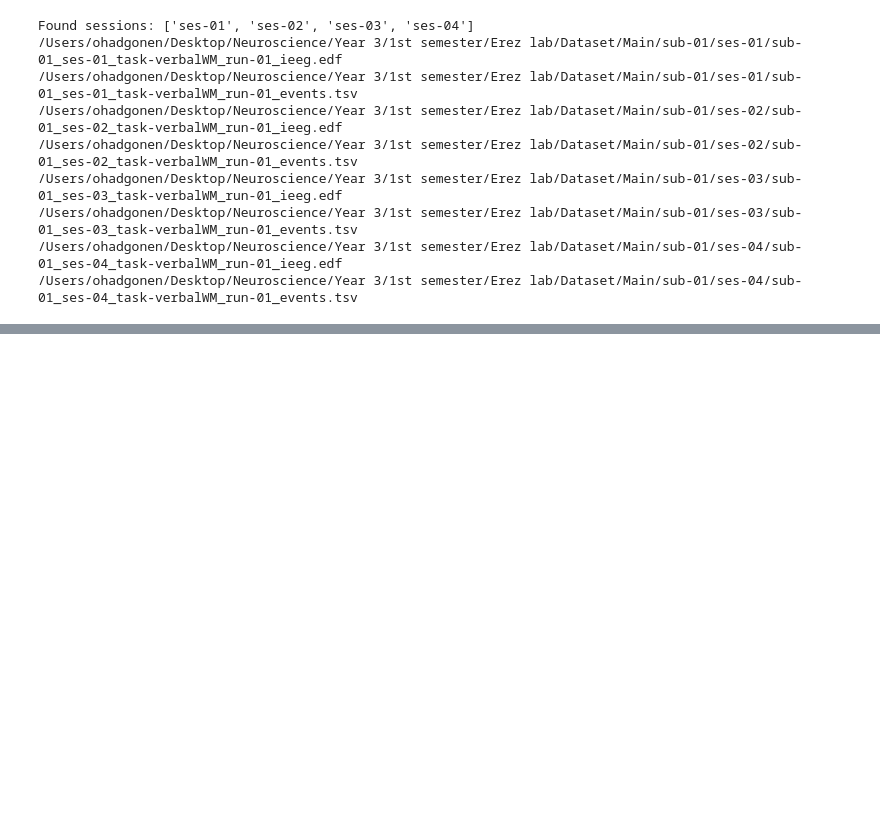
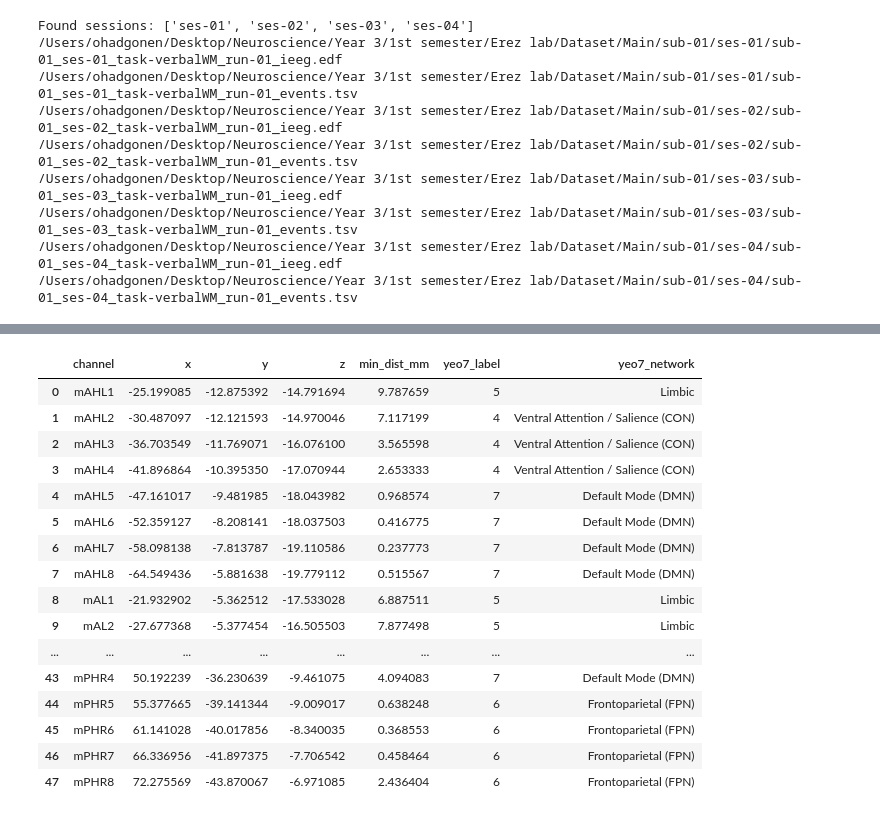
Before and after one commit to ohadgonen/plv-analysis, a Jupyter notebook: PLV/plv.ipynb, the cells around one changed output, grey strips where cells are left out. Cells and saved outputs as stored; diff of their text form; code cells hidden in the pictures; blank space fills up the shorter version.

```diff
--- a/PLV/plv.ipynb
+++ b/PLV/plv.ipynb
@@ -239,0 +278,15 @@ print(np.max(np.abs(plv_hard - plv_hard.T)))
+# %%
+from nilearn.datasets import fetch_atlas_yeo_2011
+
+# fetch Yeo 2011 atlas (7 networks), using HTTPS URL
+yeo = fetch_atlas_yeo_2011(
+    n_networks=7,
+    thickness="thick",  # thick mask is usually better for electrode mapping
+    url="https://ftp.nmr.mgh.harvard.edu/pub/data/Yeo_JNeurophysiol11_MNI152.zip",
+    resume=True,
+    verbose=1,
+)
+
+print(yeo.keys())
+atlas_path = yeo["maps"]
+print("atlas_path:", atlas_path)
@@ -239,0 +403,51 @@ print(np.max(np.abs(plv_hard - plv_hard.T)))
+# %%
+import numpy as np
+import pandas as pd
+
+# Load electrodes TSV (BIDS electrodes.tsv)
+tsv_path = "/Users/ohadgonen/Desktop/Neuroscience/Year 3/1st semester/Erez lab/Dataset/Main/sub-01/sub-01_ses-01_task-verbalWM_run-01_electrodes.tsv"
+elec = pd.read_csv(tsv_path, sep="\t")
+
+# Identify name + coordinate columns
+name_col = "name" if "name" in elec.columns else "channel"  # fallback
+x_col, y_col, z_col = "x", "y", "z"
+
+assert name_col in elec.columns, f"Couldn't find electrode name column. Have: {elec.columns}"
+assert all(c in elec.columns for c in [x_col, y_col, z_col]), f"Need x,y,z columns. Have: {elec.columns}"
+
+# Clean names for matching
+def _clean(s: str) -> str:
+    return str(s).strip()
+
+elec[name_col] = elec[name_col].map(_clean)
+
+raw_names = [_clean(ch) for ch in raw.ch_names]
+
+# Create lookup table by name
+elec_idx = elec.set_index(name_col)
+
+# Make sure every raw channel exists in TSV (or show what's missing)
+missing = [ch for ch in raw_names if ch not in elec_idx.index]
+if missing:
+    print("Channels in raw missing from TSV (first 20):", missing[:20])
+    raise ValueError(
+        f"{len(missing)} channels from raw.ch_names were not found in electrodes.tsv. "
+        "Usually this is a naming mismatch (prefix/suffix/case)."
+    )
+
+# Build mni_xyz_mm in  raw order
+mni_xyz_mm = elec_idx.loc[raw_names, [x_col, y_col, z_col]].to_numpy(dtype=float)
+
+# Map to Yeo networks
+df_map = map_electrodes_to_yeo7(
+    chan_names=raw.ch_names,
+    mni_xyz_mm=mni_xyz_mm,
+    atlas_nii_path=atlas_path,
+    range_mm=10.0,
+)
+
+
+chan_to_net = dict(zip(df_map["channel"], df_map["yeo7_network"]))
+
+df_map
+# %% [output]
@@ -239,0 +471,17 @@ print(np.max(np.abs(plv_hard - plv_hard.T)))
+|  | channel | x | y | z | min_dist_mm | yeo7_label | yeo7_network |
+| 0 | mAHL1 | -25.199085 | -12.875392 | -14.791694 | 9.787659 | 5 | Limbic |
+| 1 | mAHL2 | -30.487097 | -12.121593 | -14.970046 | 7.117199 | 4 | Ventral Attention / Salience (CON) |
+| 2 | mAHL3 | -36.703549 | -11.769071 | -16.076100 | 3.565598 | 4 | Ventral Attention / Salience (CON) |
+| 3 | mAHL4 | -41.896864 | -10.395350 | -17.070944 | 2.653333 | 4 | Ventral Attention / Salience (CON) |
+| 4 | mAHL5 | -47.161017 | -9.481985 | -18.043982 | 0.968574 | 7 | Default Mode (DMN) |
+| 5 | mAHL6 | -52.359127 | -8.208141 | -18.037503 | 0.416775 | 7 | Default Mode (DMN) |
+| 6 | mAHL7 | -58.098138 | -7.813787 | -19.110586 | 0.237773 | 7 | Default Mode (DMN) |
+| 7 | mAHL8 | -64.549436 | -5.881638 | -19.779112 | 0.515567 | 7 | Default Mode (DMN) |
+| 8 | mAL1 | -21.932902 | -5.362512 | -17.533028 | 6.887511 | 5 | Limbic |
+| 9 | mAL2 | -27.677368 | -5.377454 | -16.505503 | 7.877498 | 5 | Limbic |
+| ... | ... | ... | ... | ... | ... | ... | ... |
+| 43 | mPHR4 | 50.192239 | -36.230639 | -9.461075 | 4.094083 | 7 | Default Mode (DMN) |
+| 44 | mPHR5 | 55.377665 | -39.141344 | -9.009017 | 0.638248 | 6 | Frontoparietal (FPN) |
+| 45 | mPHR6 | 61.141028 | -40.017856 | -8.340035 | 0.368553 | 6 | Frontoparietal (FPN) |
+| 46 | mPHR7 | 66.336956 | -41.897375 | -7.706542 | 0.458464 | 6 | Frontoparietal (FPN) |
+| 47 | mPHR8 | 72.275569 | -43.870067 | -6.971085 | 2.436404 | 6 | Frontoparietal (FPN) |
```
Also changed, not shown: parts of 12 cells of this notebook, 20 other files.
